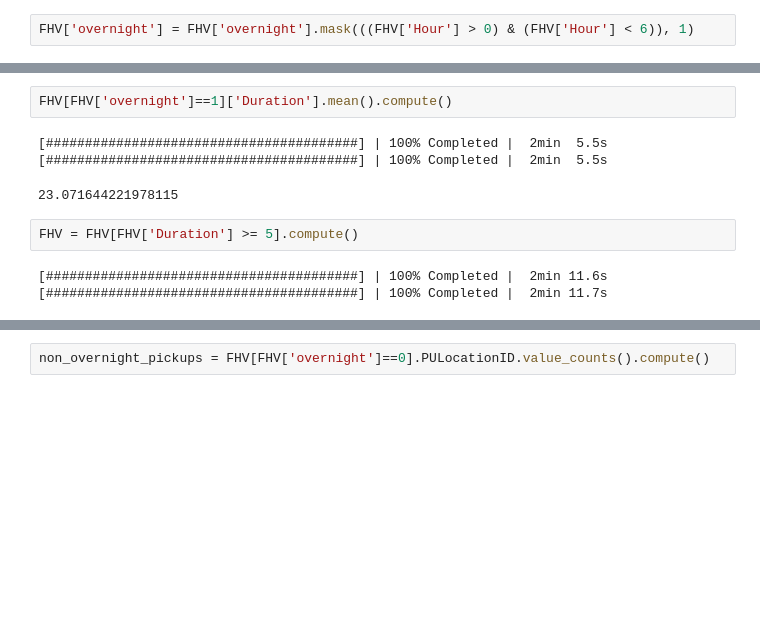
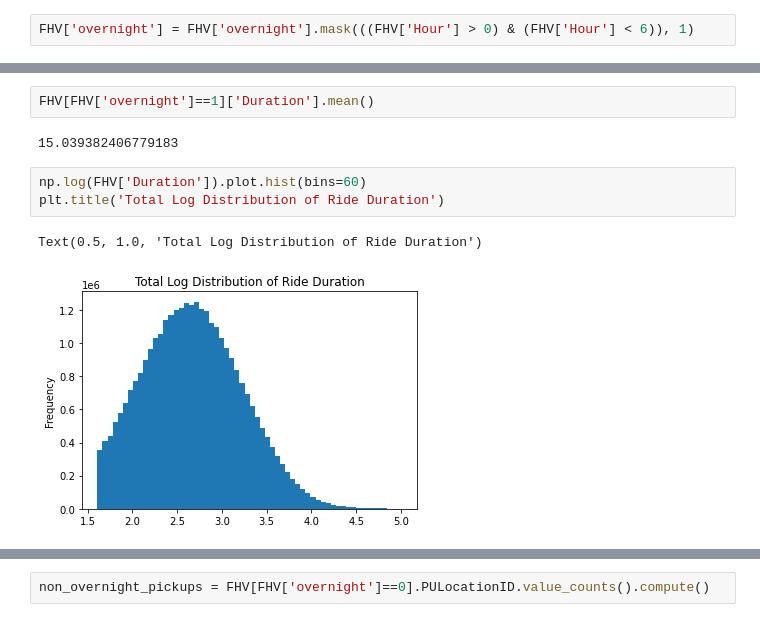
Before and after one commit to JeremyR327/EssentialWorkerRides_ML_Model, a Jupyter notebook: MLC_FHV_classification_EA.ipynb, the cells around one changed output, grey strips where cells are left out. Cells and saved outputs as stored; diff of their text form; blank space fills up the shorter version.

```diff
--- a/MLC_FHV_classification_EA.ipynb
+++ b/MLC_FHV_classification_EA.ipynb
@@ -27,11 +46,10 @@ FHV['overnight'] = FHV['overnight'].mask(((FHV['Hour'] > 0) & (FHV['Hour'] < 6))
 # %%
-FHV[FHV['overnight']==1]['Duration'].mean().compute()
+FHV[FHV['overnight']==1]['Duration'].mean()
 # %% [output]
-[########################################] | 100% Completed |  2min  5.5s
-[########################################] | 100% Completed |  2min  5.5s
+15.039382406779183
-23.071644221978115
-# %%
-FHV = FHV[FHV['Duration'] >= 5].compute()
-# %% [output]
-[########################################] | 100% Completed |  2min 11.6s
-[########################################] | 100% Completed |  2min 11.7s
+# %%
+np.log(FHV['Duration']).plot.hist(bins=60)
+plt.title('Total Log Distribution of Ride Duration')
+# %% [output]
+Text(0.5, 1.0, 'Total Log Distribution of Ride Duration')
+[figure, added]
```
Also changed, not shown: parts of 24 cells of this notebook.
